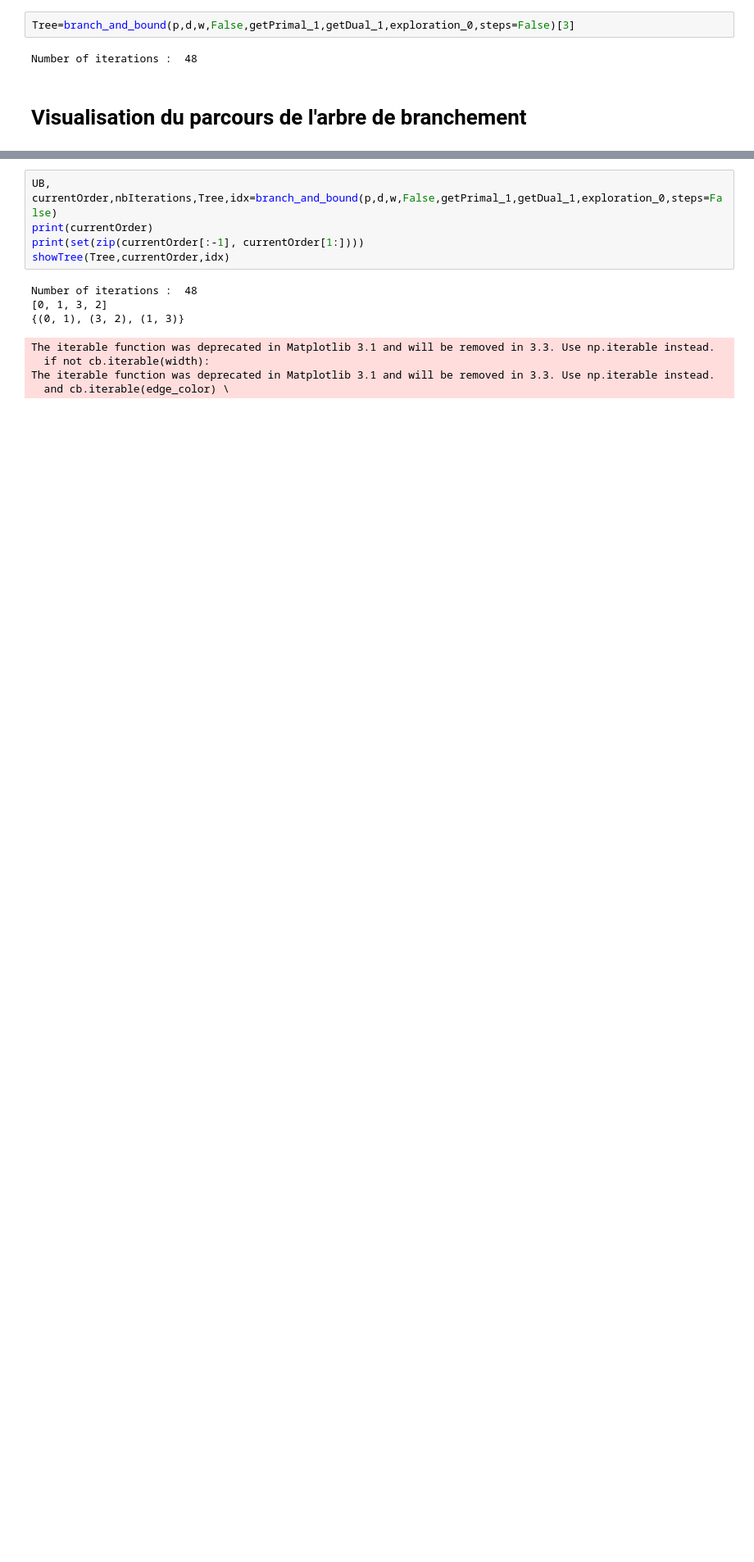
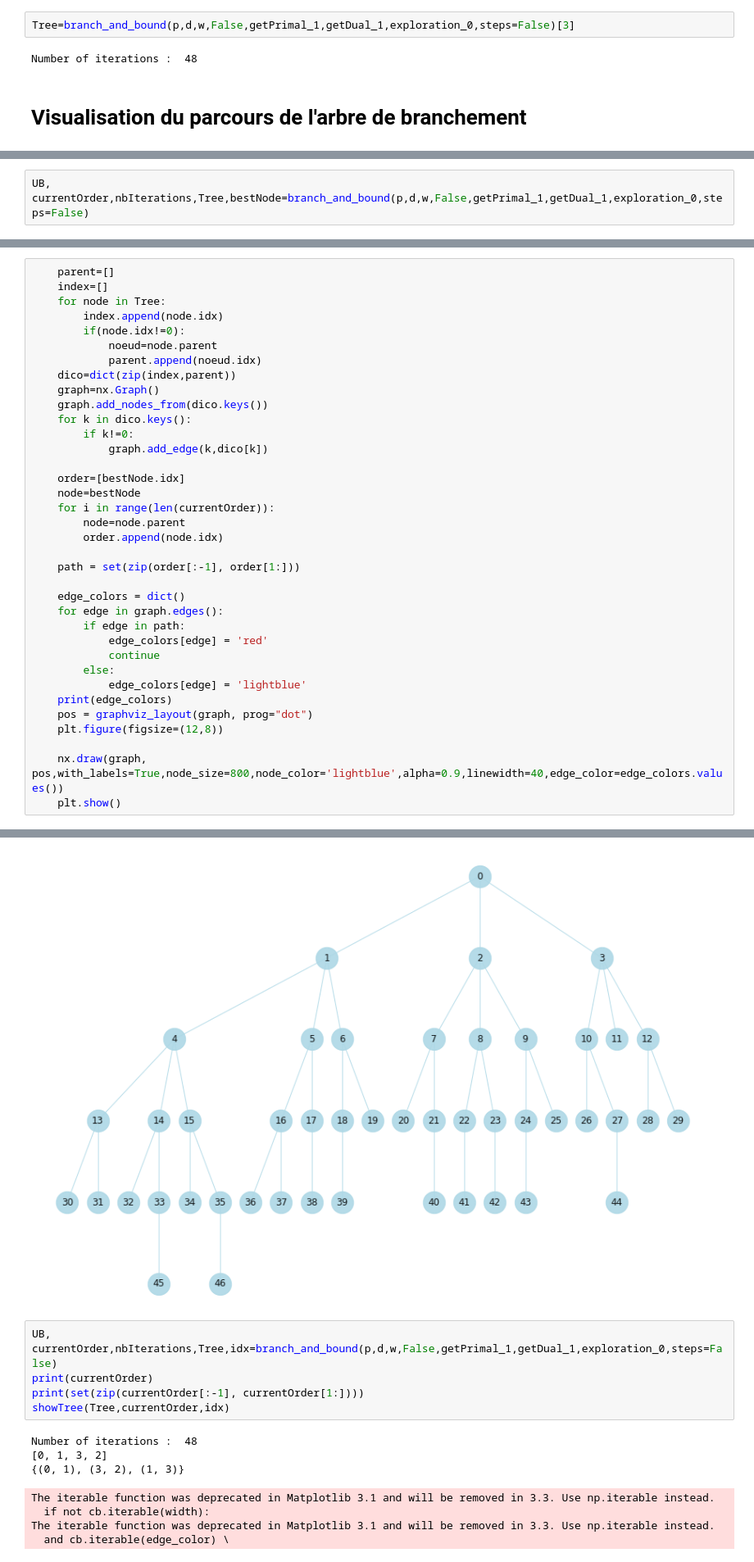
Before and after one commit to TinoMargely/Branch-and-Bound, a Jupyter notebook: Notebook test - Nathan.ipynb, the cells around one changed output, grey strips where cells are left out. Shown at 82% size. Cells and saved outputs as stored; diff of their text form; blank space fills up the shorter version.

```diff
--- a/Notebook test - Nathan.ipynb
+++ b/Notebook test - Nathan.ipynb
@@ -290,3 +289,5 @@ def showTree(Tree,currentOrder,bestNode):
 
     nx.draw(graph, pos,with_labels=True,node_size=800,node_color='lightblue',alpha=0.9,linewidth=40,edge_color=edge_colors.values())
     plt.show()
+# %%
+UB, currentOrder,nbIterations,Tree,bestNode=branch_and_bound(p,d,w,False,getPrimal_1,getDual_1,exploration_0,steps=False)
@@ -292,0 +296,37 @@ def showTree(Tree,currentOrder,bestNode):
+# %%
+    parent=[]
+    index=[]
+    for node in Tree:
+        index.append(node.idx)
+        if(node.idx!=0):
+            noeud=node.parent
+            parent.append(noeud.idx)
+    dico=dict(zip(index,parent))
+    graph=nx.Graph()
+    graph.add_nodes_from(dico.keys())
+    for k in dico.keys():
+        if k!=0:
+            graph.add_edge(k,dico[k])
+
+    order=[bestNode.idx]
+    node=bestNode
+    for i in range(len(currentOrder)):
+        node=node.parent
+        order.append(node.idx)
+
+    path = set(zip(order[:-1], order[1:]))
+
+    edge_colors = dict()
+    for edge in graph.edges():
+        if edge in path:
+            edge_colors[edge] = 'red'
+            continue
+        else:
+            edge_colors[edge] = 'lightblue'
+    print(edge_colors)
+    pos = graphviz_layout(graph, prog="dot")
+    plt.figure(figsize=(12,8))
+
+    nx.draw(graph, pos,with_labels=True,node_size=800,node_color='lightblue',alpha=0.9,linewidth=40,edge_color=edge_colors.values())
+    plt.show()
+# %% [output]
@@ -293,3 +338,4 @@ def showTree(Tree,currentOrder,bestNode):
+[figure, added]
 # %%
 UB, currentOrder,nbIterations,Tree,idx=branch_and_bound(p,d,w,False,getPrimal_1,getDual_1,exploration_0,steps=False)
 print(currentOrder)
```
Also changed, not shown: parts of 3 cells of this notebook.
